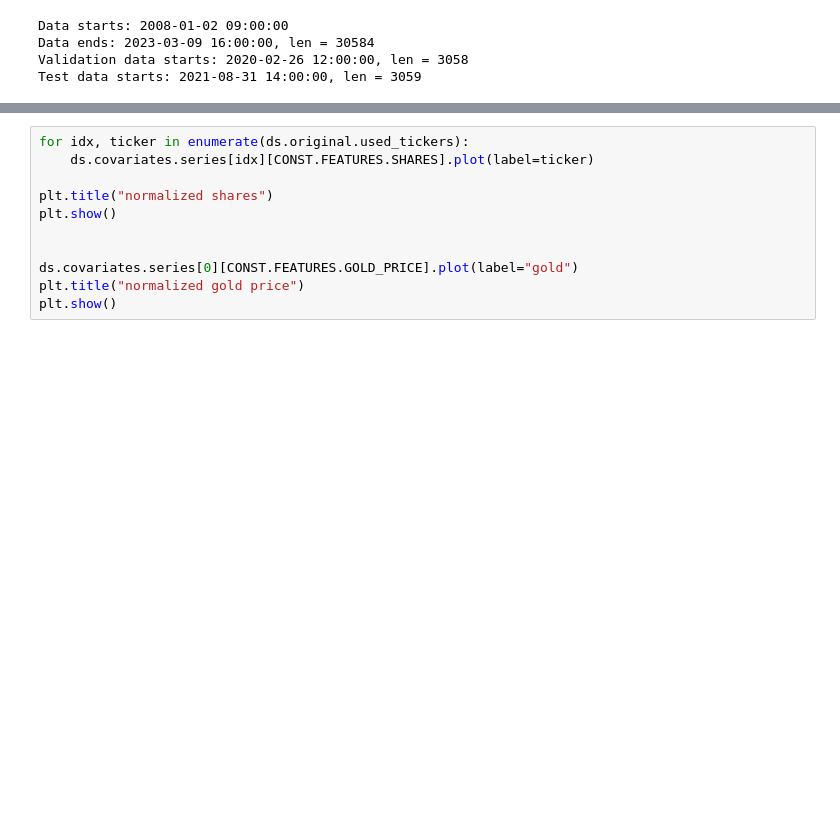
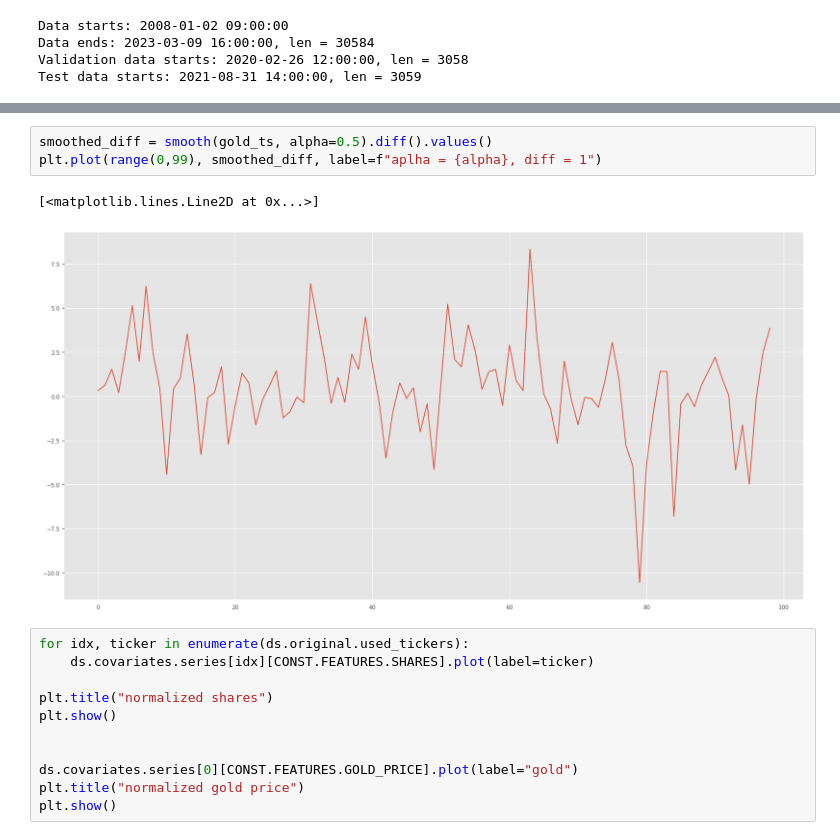
Before and after one commit to mikasso/nasdaq_forecasting, a Jupyter notebook: visualization.ipynb, the cells around one changed output, grey strips where cells are left out. Saved outputs shown, nothing was run; the diff lists cells and outputs as text; blank space fills up the shorter version.

```diff
--- a/visualization.ipynb
+++ b/visualization.ipynb
@@ -67,3 +67,9 @@ plt.show()
+# %%
+smoothed_diff = smooth(gold_ts, alpha=0.5).diff().values()
+plt.plot(range(0,99), smoothed_diff, label=f"aplha = {alpha}, diff = 1")
+# %% [output]
+[<matplotlib.lines.Line2D at 0x...>]
+[figure, added]
 # %%
 for idx, ticker in enumerate(ds.original.used_tickers):
     ds.covariates.series[idx][CONST.FEATURES.SHARES].plot(label=ticker)
```
Also changed, not shown: parts of 2 cells of this notebook, 9 other files.
